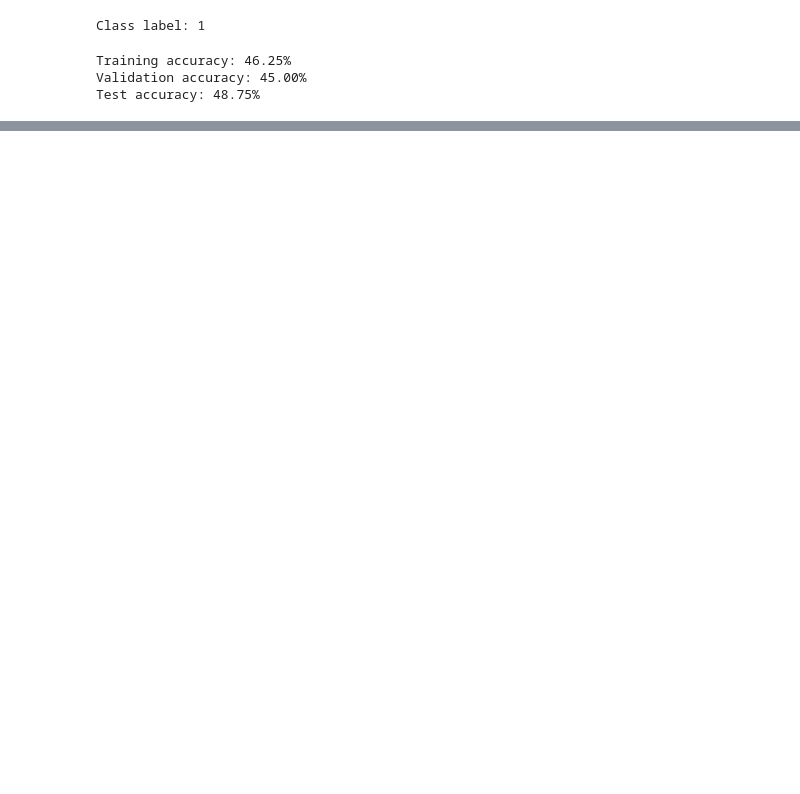
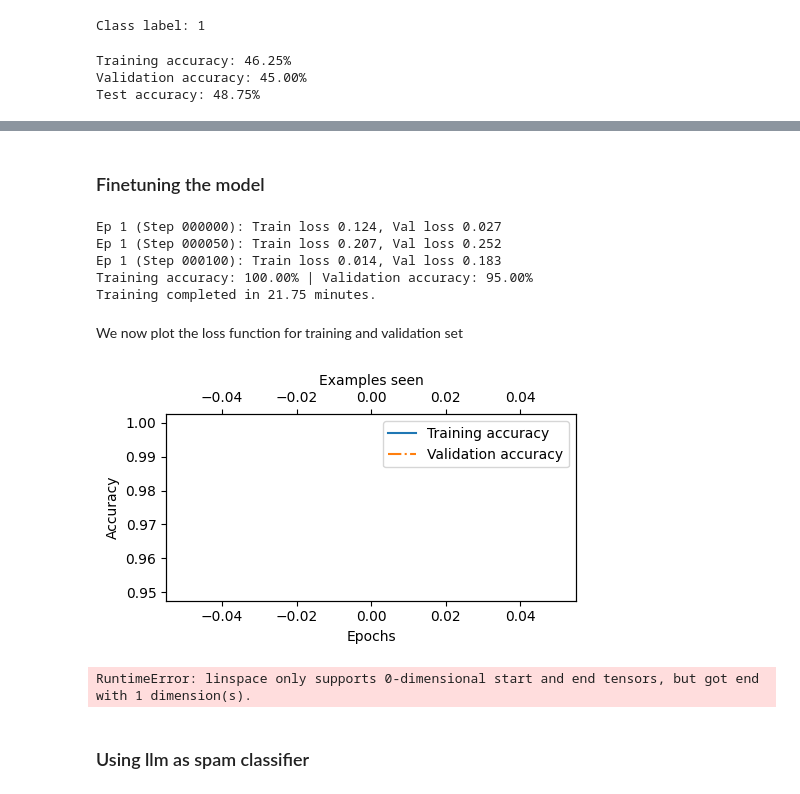
Before and after one commit to amh1k/llm-from-scratch, a Jupyter notebook: finetuning.ipynb, the cells around one changed output, grey strips where cells are left out. Saved outputs shown, nothing was run; the diff lists cells and outputs as text; code cells hidden in the pictures; blank space fills up the shorter version.

Commit message:
finish finetuning for classifcation

```diff
--- a/finetuning.ipynb
+++ b/finetuning.ipynb
@@ -463,0 +442,2 @@ NameError: name 'calc_loss_batch' is not defined
+# %% [markdown]
+### Finetuning the model
@@ -463,0 +477,46 @@ NameError: name 'calc_loss_batch' is not defined
+# %%
+import time
+start_time= time.time()
+torch.manual_seed(123)
+optimizer= torch.optim.AdamW(model.parameters(), lr=5e-5, weight_decay=0.1)
+num_epochs= 1
+train_losses, val_losses, train_accs, val_accs, examples_seen = train_classifier_simple(model, train_loader, val_loader, optimizer, device,no_epochs=num_epochs, eval_freq=50,eval_iter=5)
+end_time = time.time()
+execution_time_minutes = (end_time - start_time) / 60
+print(f"Training completed in {execution_time_minutes:.2f} minutes.")
+# %% [output]
+Ep 1 (Step 000000): Train loss 0.124, Val loss 0.027
+Ep 1 (Step 000050): Train loss 0.207, Val loss 0.252
+Ep 1 (Step 000100): Train loss 0.014, Val loss 0.183
+Training accuracy: 100.00% | Validation accuracy: 95.00%
+Training completed in 21.75 minutes.
+# %% [markdown]
+We now plot the loss function for training and validation set
+# %%
+import torch
+import matplotlib.pyplot as plt
+def plot_values(epochs_seen, examples_seen, train_values, val_values, label="loss"):
+    fig, ax1 = plt.subplots(figsize=(5, 3))
+    ax1.plot(epochs_seen, train_values, label=f"Training {label}")
+    ax1.plot(epochs_seen, val_values, linestyle="-.", label=f"Validation {label}")
+    ax1.set_xlabel("Epochs")
+    ax1.set_ylabel(label.capitalize())
+    ax1.legend()
+    ax2 = ax1.twiny()
+    ax2.plot(examples_seen, train_values, alpha=0)
+    ax2.set_xlabel("Examples seen")
+    fig.tight_layout()
+    plt.savefig(f"{label}-plot.pdf")
+    plt.show()
+examples_val = examples_seen.item() if torch.is_tensor(examples_seen) else examples_seen
+epochs_loss_tensor = torch.linspace(0, num_epochs, len(train_losses))
+examples_loss_tensor = torch.linspace(0, examples_val, len(train_losses))
+plot_values(epochs_loss_tensor, examples_loss_tensor, train_losses, val_losses, label="loss")
+
+# 2. Plot Accuracy
+epochs_acc_tensor = torch.linspace(0, num_epochs, len(train_accs))
+examples_acc_tensor = torch.linspace(0, examples_val, len(train_accs))
+plot_values(epochs_acc_tensor, examples_acc_tensor, train_accs, val_accs, label="accuracy")
+# %% [output]
+[figure, added]
+RuntimeError: linspace only supports 0-dimensional start and end tensors, but got end with 1 dimension(s).
@@ -463,0 +534,2 @@ NameError: name 'calc_loss_batch' is not defined
+# %% [markdown]
+### Using llm as spam classifier
```
Also changed, not shown: parts of 9 cells of this notebook, 2 other files.
